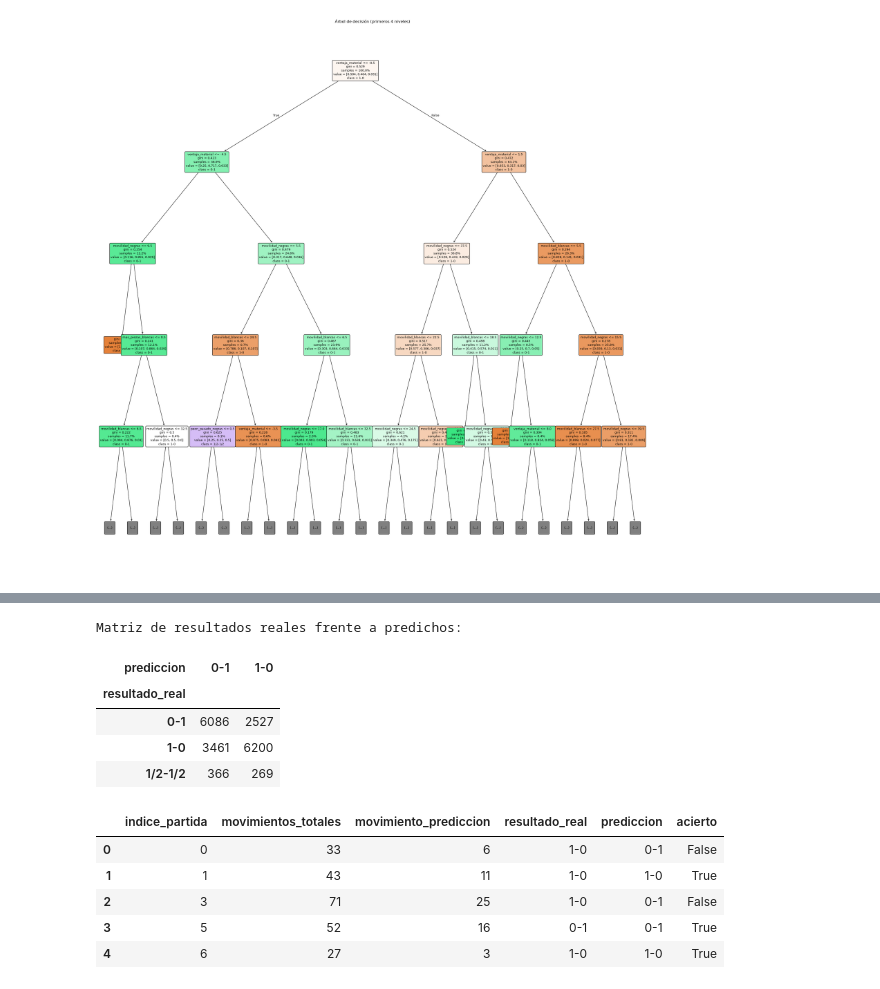
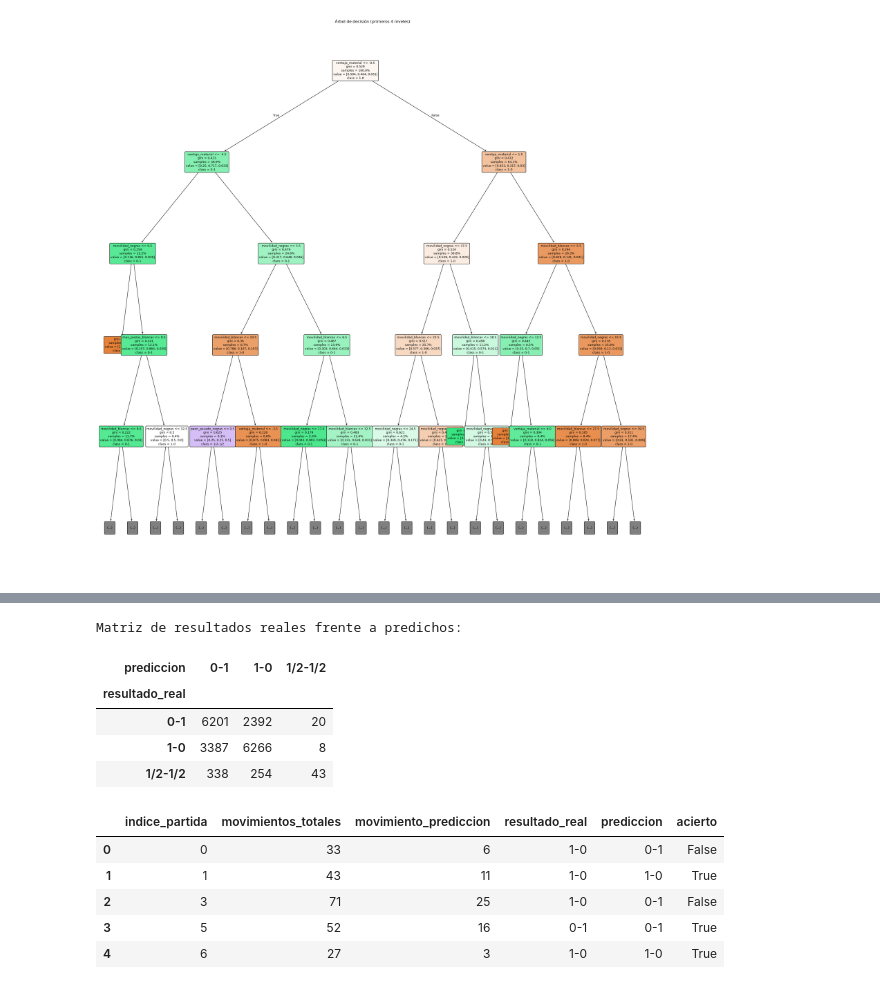
Before and after one commit to hbuelta/Decision-Trees-chess-, a Jupyter notebook: decision_tree_chess.ipynb, the cells around one changed output, grey strips where cells are left out. Saved outputs shown, nothing was run; the diff lists cells and outputs as text; code cells hidden in the pictures.

```diff
--- a/decision_tree_chess.ipynb
+++ b/decision_tree_chess.ipynb
@@ -846,48 +940,57 @@ caracteristicas_1000_partidas = []
 metadatos_1000_partidas = []
 partidas_procesadas = 0
 partidas_sin_prediccion = 0
+motor_1000_partidas = chess.engine.SimpleEngine.popen_uci(str(STOCKFISH_PATH))
 
-for indice_partida, partida in enumerate(partidas_en_stream(PGN_PREDICCIONES_PATH)):
-    if indice_partida >= NUMERO_PARTIDAS:
-        break
+try:
+    for indice_partida, partida in enumerate(partidas_en_stream(PGN_PREDICCIONES_PATH)):
+        if indice_partida >= NUMERO_PARTIDAS:
+            break
 
-    resultado_real = partida.headers.get("Result", "*")
-    if resultado_real not in RESULTADO_A_CLASE:
-        continue
+        resultado_real = partida.headers.get("Result", "*")
+        if resultado_real not in RESULTADO_A_CLASE:
+            continue
 
-    movimientos = list(partida.mainline_moves())
-    if len(movimientos) < 22:
-        partidas_sin_prediccion += 1
-        continue
+        movimientos = list(partida.mainline_moves())
+        if len(movimientos) < 22:
+            partidas_sin_prediccion += 1
+            continue
 
-    tablero = partida.board()
-    blancas_enrocadas = False
-    negras_enrocadas = False
+        tablero = partida.board()
+        blancas_enrocadas = False
+        negras_enrocadas = False
 
-    # Se llega a la posición que deja exactamente 10 movimientos completos al final.
-    movimientos_a_reproducir = len(movimientos) - 20
-    movimientos_a_reproducir -= movimientos_a_reproducir % 2
+        # Se llega a la posición que deja exactamente 10 movimientos completos al final.
+        movimientos_a_reproducir = len(movimientos) - 20
+        movimientos_a_reproducir -= movimientos_a_reproducir % 2
 
-    for movimiento in movimientos[:movimientos_a_reproducir]:
-        if tablero.is_castling(movimiento):
-            if tablero.turn == chess.WHITE:
-                blancas_enrocadas = True
-            else:
-                negras_enrocadas = True
-        tablero.push(movimiento)
+        for movimiento in movimientos[:movimientos_a_reproducir]:
+            if tablero.is_castling(movimiento):
+                if tablero.turn == chess.WHITE:
+                    blancas_enrocadas = True
+                else:
+                    negras_enrocadas = True
+            tablero.push(movimiento)
 
-    caracteristicas_1000_partidas.append(
-        estado_tablero(tablero, blancas_enrocadas, negras_enrocadas)
-    )
-    metadatos_1000_partidas.append(
-        {
-            "indice_partida": indice_partida,
-            "movimientos_totales": len(movimientos),
-            "movimiento_prediccion": tablero.fullmove_number - 1,
-            "resultado_real": resultado_real,
-        }
-    )
-    partidas_procesadas += 1
+        caracteristicas_1000_partidas.append(
+            caracteristicas_con_stockfish(
+                tablero,
+                blancas_enrocadas,
+                negras_enrocadas,
+                motor_1000_partidas,
+            )
+        )
+        metadatos_1000_partidas.append(
+            {
+                "indice_partida": indice_partida,
+                "movimientos_totales": len(movimientos),
+                "movimiento_prediccion": tablero.fullmove_number - 1,
+                "resultado_real": resultado_real,
+            }
+        )
+        partidas_procesadas += 1
+finally:
+    motor_1000_partidas.quit()
 
 if not caracteristicas_1000_partidas:
     raise ValueError("No se pudo generar ninguna posición de predicción")
@@ -954,9 +1057,9 @@ Estadísticas por resultado real:
 Matriz de resultados reales frente a predichos:
-| prediccion | 0-1 | 1-0 |
-| resultado_real |  |  |
-| 0-1 | 6086 | 2527 |
-| 1-0 | 3461 | 6200 |
-| 1/2-1/2 | 366 | 269 |
+| prediccion | 0-1 | 1-0 | 1/2-1/2 |
+| resultado_real |  |  |  |
+| 0-1 | 6201 | 2392 | 20 |
+| 1-0 | 3387 | 6266 | 8 |
+| 1/2-1/2 | 338 | 254 | 43 |
 |  | indice_partida | movimientos_totales | movimiento_prediccion | resultado_real | prediccion | acierto |
 | 0 | 0 | 33 | 6 | 1-0 | 0-1 | False |
 | 1 | 1 | 43 | 11 | 1-0 | 1-0 | True |
```
Also changed, not shown: parts of 10 cells of this notebook, 4 other files.
